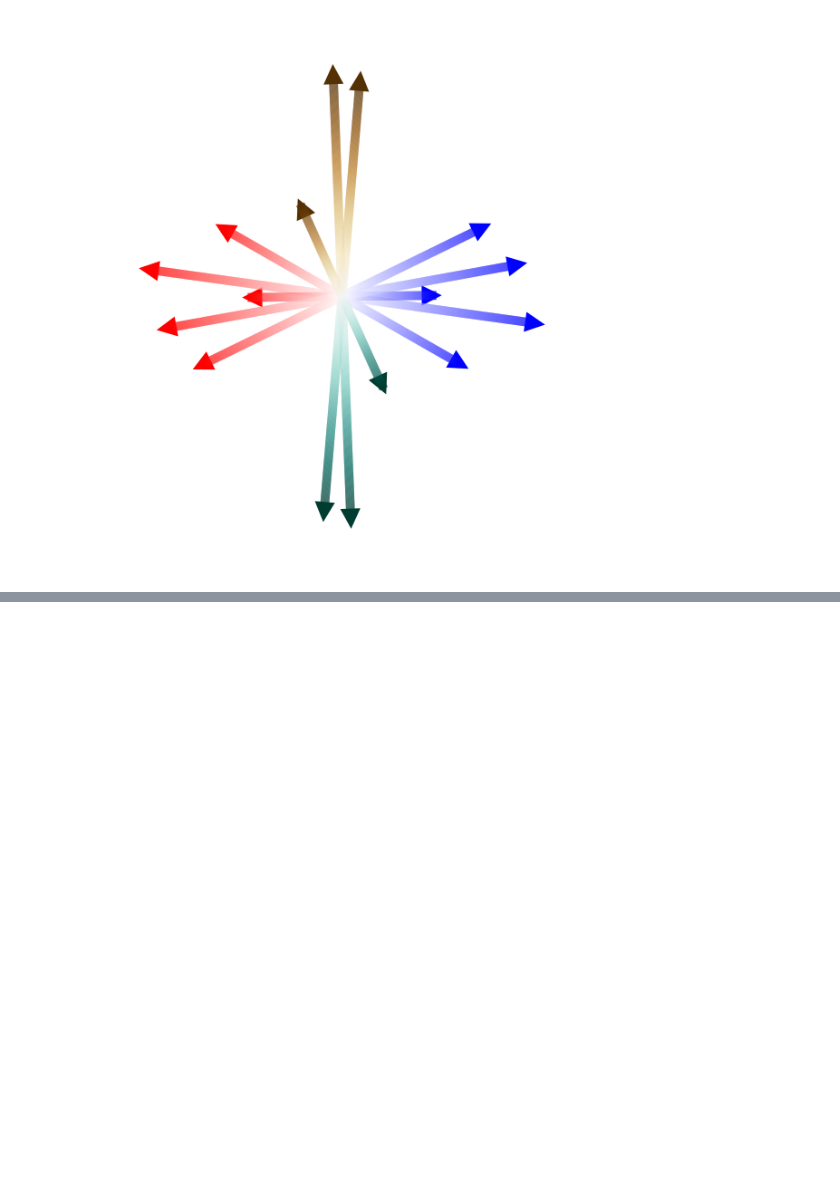
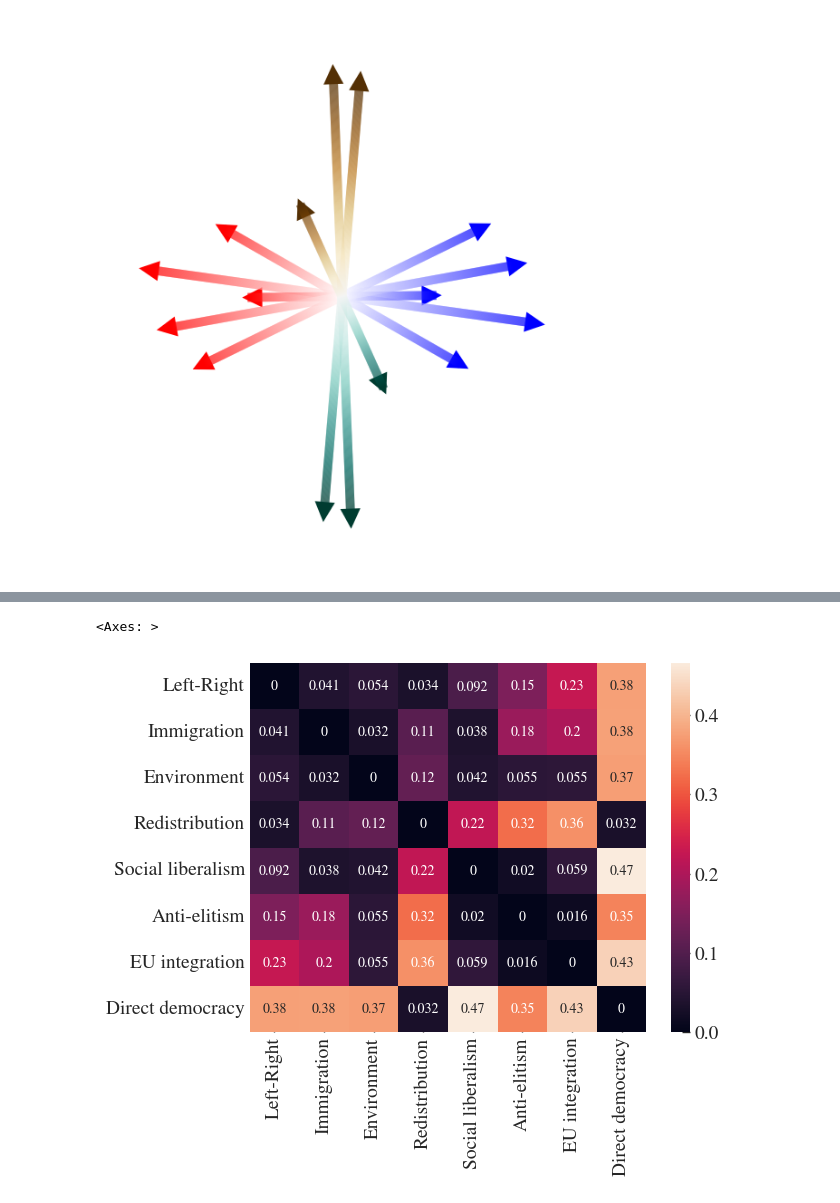
Before and after one commit to AntoineVendeville/political-attitudes-socmed-survey, a Jupyter notebook: analysis_supplementary.ipynb, the cells around one changed output, grey strips where cells are left out. Cells and saved outputs as stored; diff of their text form; code cells hidden in the pictures; blank space fills up the shorter version.

```diff
--- a/analysis_supplementary.ipynb
+++ b/analysis_supplementary.ipynb
@@ -2519,0 +2641,14 @@ for text in (True,False):
+# %%
+corrMat_ = ches[Dimensions_reordered].corr().values
+weights = ches['seatperc'].values
+
+for i,dim1 in enumerate(Dimensions_reordered):
+    x1 = ches[dim1].values
+    for j,dim2 in enumerate(Dimensions_reordered):
+        if i<j:
+            x2 = ches[dim2].values
+            corrMat_[i,j] = corrMat_[j,i] = functions.weighted_corr(x1, x2, weights)
+# %%
+df_corr_seatperc = pd.DataFrame(index=df_corr['CHES'].index, columns=df_corr['CHES'].columns, data=corrMat_)
+# %%
+df_corr['X'] = df_x[Dimensions_reordered].corr()
@@ -2519,0 +2667,5 @@ for text in (True,False):
+# %%
+sns.heatmap(np.abs(df_corr_seatperc - df_corr['X']), annot=True)
+# %% [output]
+<Axes: >
+[figure, added]
```
Also changed, not shown: parts of 93 cells of this notebook, 43 other files.
